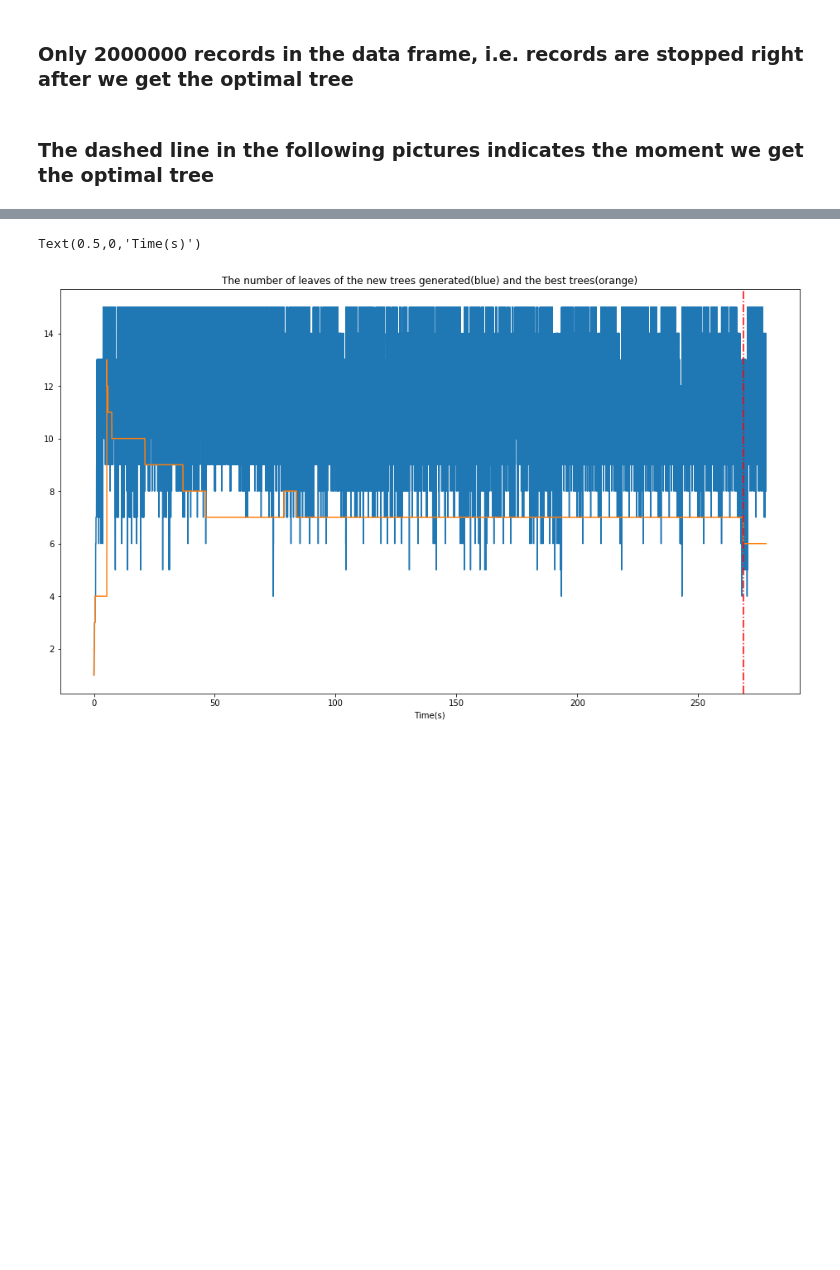
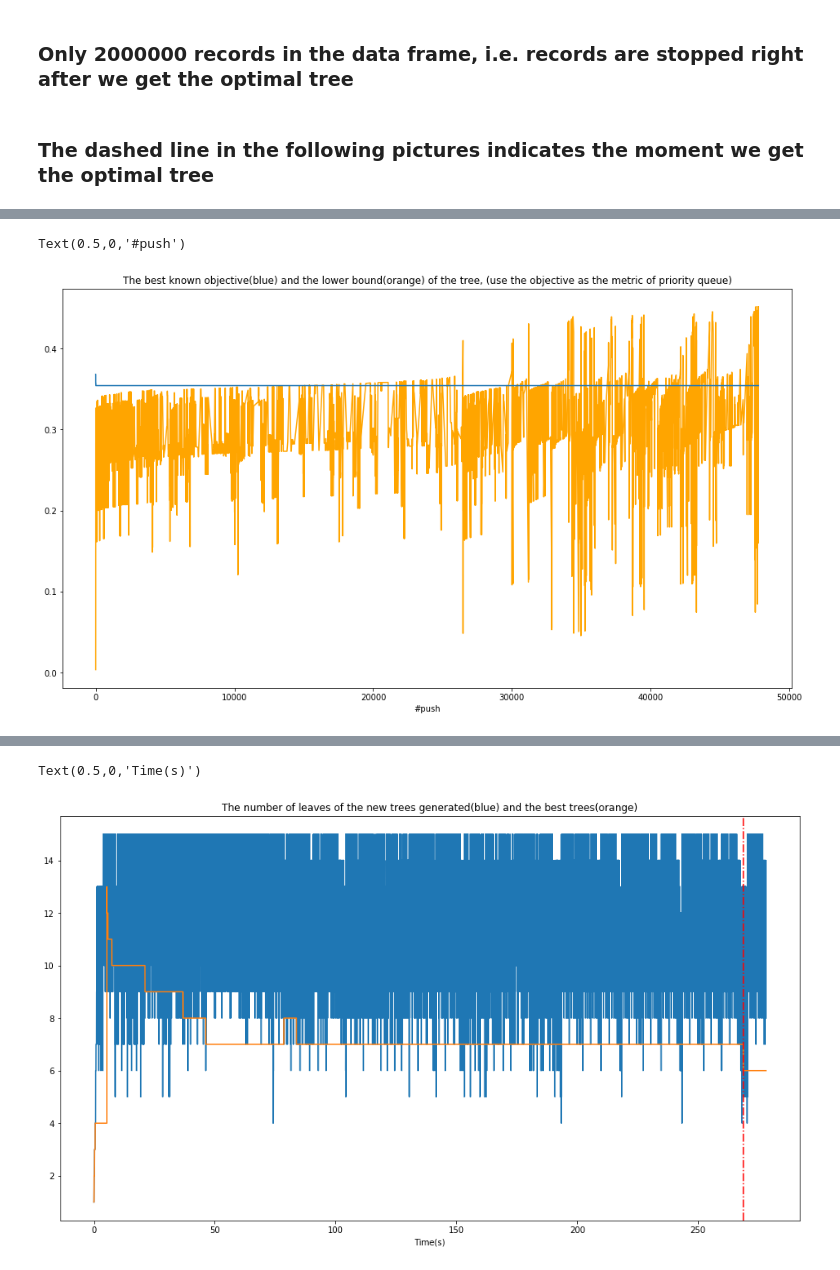
Before and after one commit to marypaulin/repo, a Jupyter notebook: src/visualization.ipynb, the cells around one changed output, grey strips where cells are left out. Saved outputs shown, nothing was run; the diff lists cells and outputs as text; code cells hidden in the pictures; blank space fills up the shorter version.

```diff
--- a/src/visualization.ipynb
+++ b/src/visualization.ipynb
@@ -6,3 +9,6 @@ df1 = pd.read_csv('5_6907_gini_0.001_4_.txt', delimiter=';')
+# %%
+
+df3 = pd.read_csv('5_6907_objective_0.0035_5_True_.txt', delimiter=';')
 # %%
 df1.iloc[0:20]
 # %% [output]
@@ -56,0 +92,9 @@ Text(0.5,0,'Time(s)')
+# %%
+plt.figure(figsize=(16, 9))
+plt.plot(df3['#pop'], df3['the_old_tree_lbound'], color="orange")
+plt.plot(df3['#pop'], df3['R_c'])
+plt.title('The best known objective(blue) and the lower bound(orange) of the tree, (use the objective as the metric of priority queue)')
+plt.xlabel('#push')
+# %% [output]
+Text(0.5,0,'#push')
+[figure, added]
```
Also changed, not shown: parts of 11 cells of this notebook, 2 other files.
